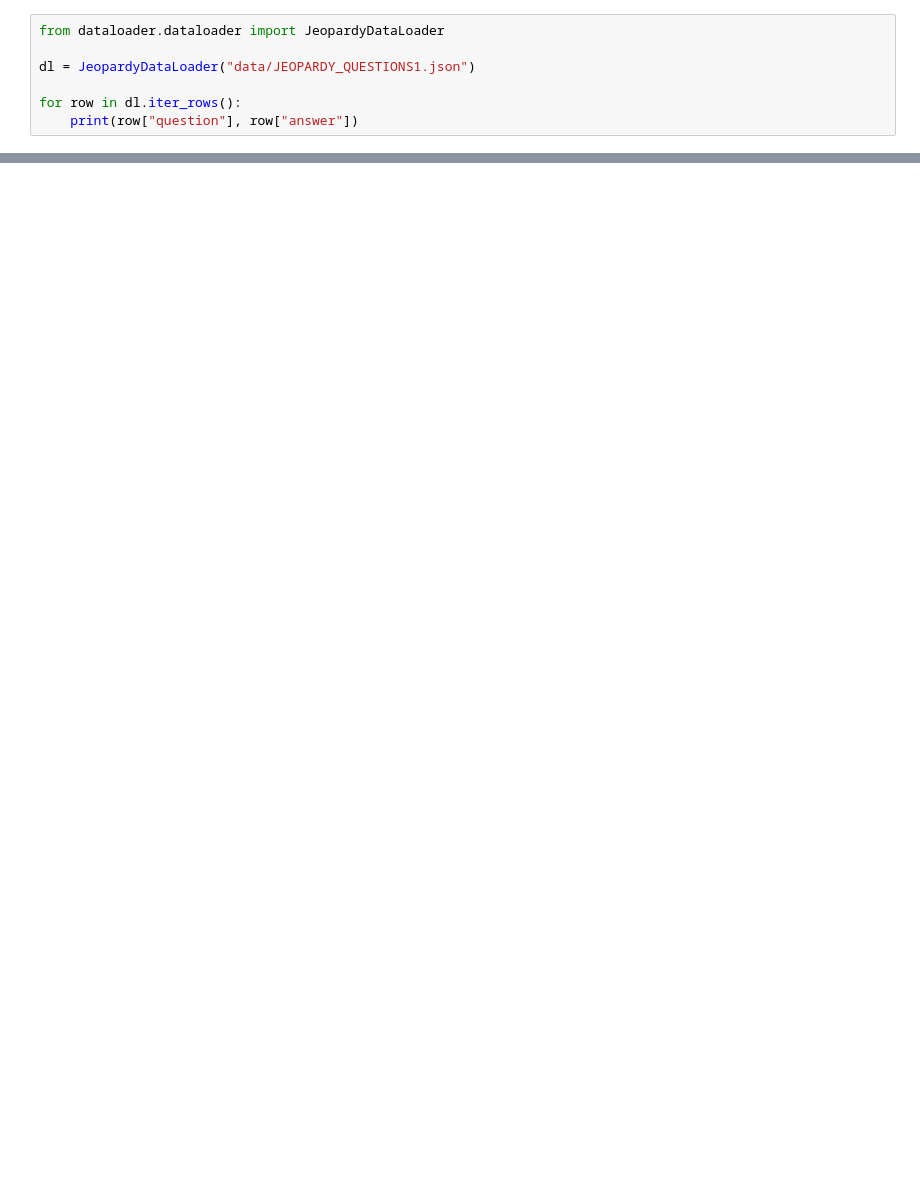
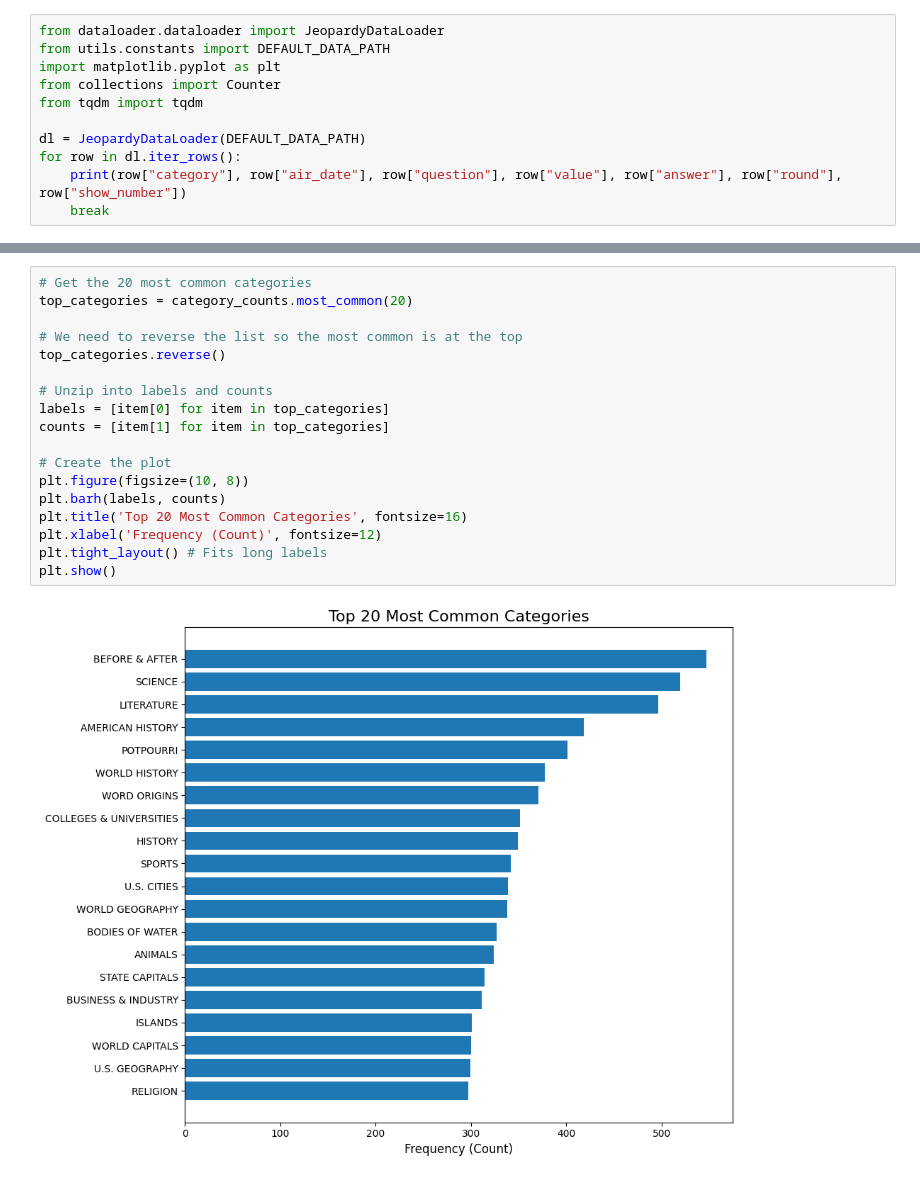
Before and after one commit to andregdmitri/motorola, a Jupyter notebook: notebooks/1_initial_data_exploration.ipynb, the cells around one changed output, grey strips where cells are left out. Drawn from its saved outputs; the diff is of its cells as text; blank space fills up the shorter version.

```diff
--- a/notebooks/1_initial_data_exploration.ipynb
+++ b/notebooks/1_initial_data_exploration.ipynb
@@ -1,8 +1,12 @@
 # %%
 from dataloader.dataloader import JeopardyDataLoader
+from utils.constants import DEFAULT_DATA_PATH
+import matplotlib.pyplot as plt
+from collections import Counter
+from tqdm import tqdm
 
-dl = JeopardyDataLoader("data/JEOPARDY_QUESTIONS1.json")
-
+dl = JeopardyDataLoader(DEFAULT_DATA_PATH)
 for row in dl.iter_rows():
-    print(row["question"], row["answer"])
+    print(row["category"], row["air_date"], row["question"], row["value"], row["answer"], row["round"], row["show_number"])
+    break
 # %% [output]
@@ -19,0 +67,20 @@ WindowsPath('c:/Users/andre/Code/Motorola')
+# %%
+# Get the 20 most common categories
+top_categories = category_counts.most_common(20)
+
+# We need to reverse the list so the most common is at the top
+top_categories.reverse()
+
+# Unzip into labels and counts
+labels = [item[0] for item in top_categories]
+counts = [item[1] for item in top_categories]
+
+# Create the plot
+plt.figure(figsize=(10, 8))
+plt.barh(labels, counts)
+plt.title('Top 20 Most Common Categories', fontsize=16)
+plt.xlabel('Frequency (Count)', fontsize=12)
+plt.tight_layout() # Fits long labels
+plt.show()
+# %% [output]
+[figure, added]
```
Also changed, not shown: parts of 7 cells of this notebook, 1 other file.
